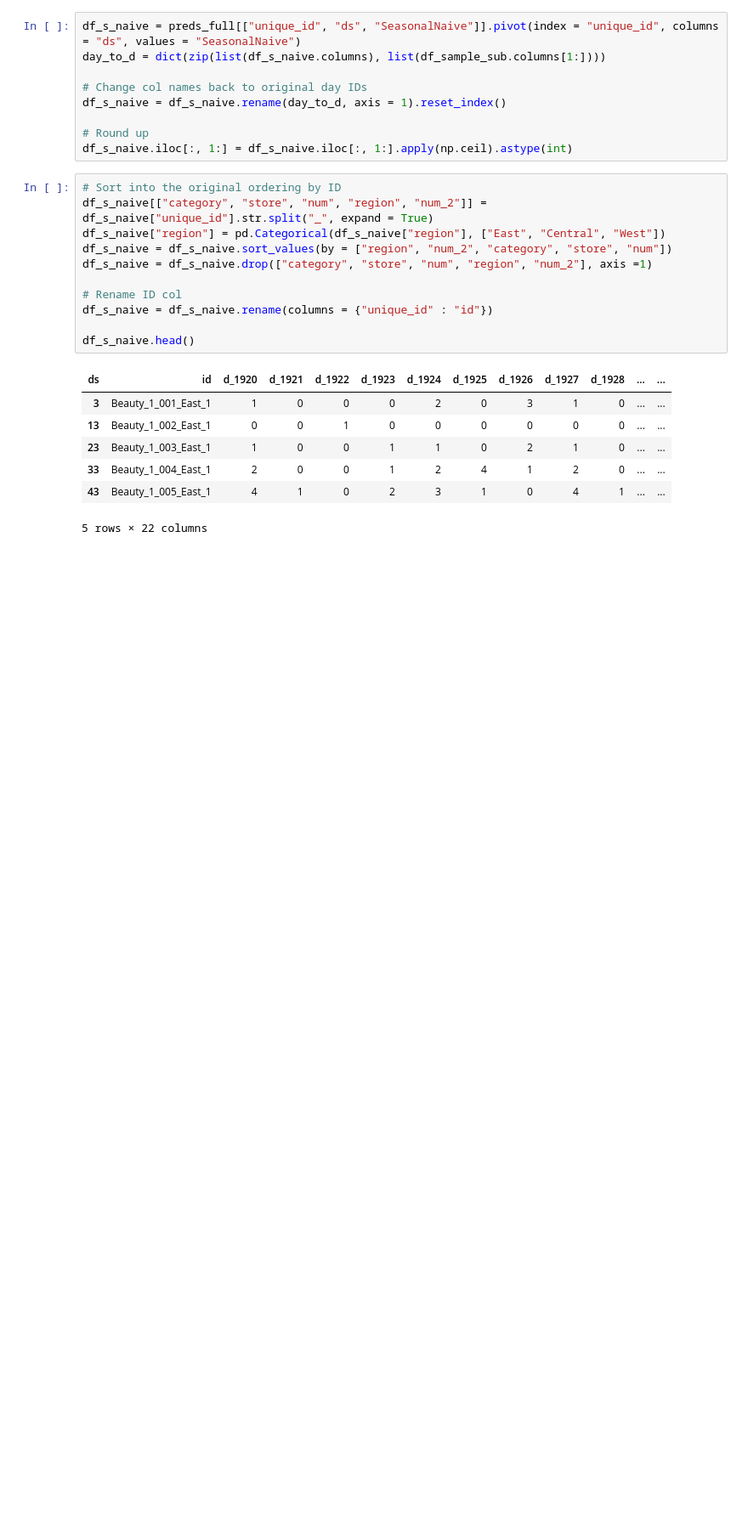
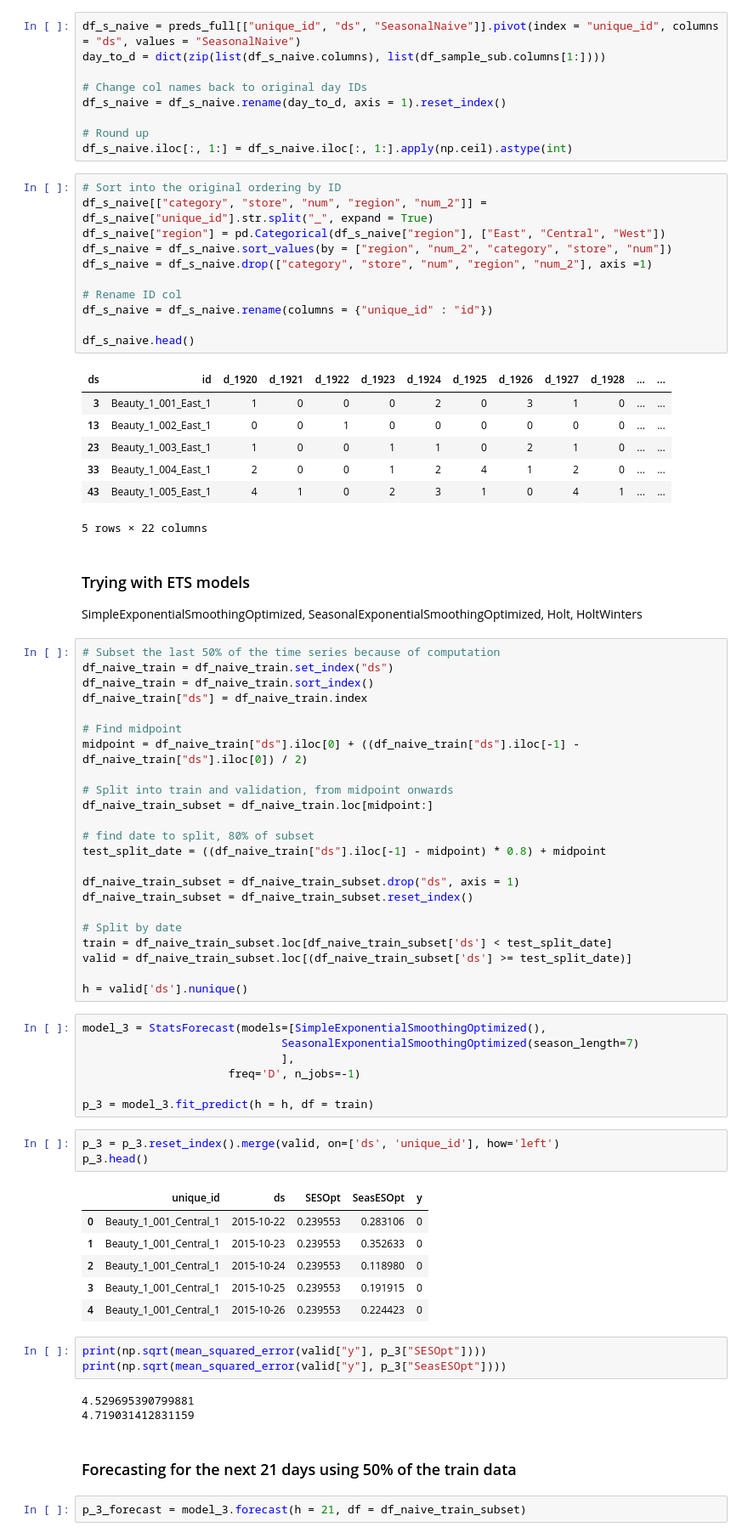
Before and after one commit to TristanKoh/ads-final-project, a Jupyter notebook: code/naive_baseline_models.ipynb, the cells around one changed output. Shown: that part at 85% size. Cells and saved outputs as stored; diff of their text form; blank space fills up the shorter version.

```diff
--- a/code/naive_baseline_models.ipynb
+++ b/code/naive_baseline_models.ipynb
@@ -349,3 +383,57 @@ df_s_naive.head()
 | 33 | Beauty_1_004_East_1 | 2 | 0 | 0 | 1 | 2 | 4 | 1 | 2 | 0 | ... | ... |
 | 43 | Beauty_1_005_East_1 | 4 | 1 | 0 | 2 | 3 | 1 | 0 | 4 | 1 | ... | ... |
 5 rows × 22 columns
+# %% [markdown]
+### Trying with ETS models
+
+SimpleExponentialSmoothingOptimized, SeasonalExponentialSmoothingOptimized, Holt, HoltWinters
+# %%
+# Subset the last 50% of the time series because of computation
+df_naive_train = df_naive_train.set_index("ds")
+df_naive_train = df_naive_train.sort_index()
+df_naive_train["ds"] = df_naive_train.index
+
+# Find midpoint
+midpoint = df_naive_train["ds"].iloc[0] + ((df_naive_train["ds"].iloc[-1] - df_naive_train["ds"].iloc[0]) / 2)
+
+# Split into train and validation, from midpoint onwards
+df_naive_train_subset = df_naive_train.loc[midpoint:]
+
+# find date to split, 80% of subset
+test_split_date = ((df_naive_train["ds"].iloc[-1] - midpoint) * 0.8) + midpoint
+
+df_naive_train_subset = df_naive_train_subset.drop("ds", axis = 1)
+df_naive_train_subset = df_naive_train_subset.reset_index()
+
+# Split by date
+train = df_naive_train_subset.loc[df_naive_train_subset['ds'] < test_split_date]
+valid = df_naive_train_subset.loc[(df_naive_train_subset['ds'] >= test_split_date)]
+
+h = valid['ds'].nunique()
+# %%
+model_3 = StatsForecast(models=[SimpleExponentialSmoothingOptimized(),
+                              SeasonalExponentialSmoothingOptimized(season_length=7)
+                              ],
+                      freq='D', n_jobs=-1)
+
+p_3 = model_3.fit_predict(h = h, df = train)
+# %%
+p_3 = p_3.reset_index().merge(valid, on=['ds', 'unique_id'], how='left')
+p_3.head()
+# %% [output]
+|  | unique_id | ds | SESOpt | SeasESOpt | y |
+| 0 | Beauty_1_001_Central_1 | 2015-10-22 | 0.239553 | 0.283106 | 0 |
+| 1 | Beauty_1_001_Central_1 | 2015-10-23 | 0.239553 | 0.352633 | 0 |
+| 2 | Beauty_1_001_Central_1 | 2015-10-24 | 0.239553 | 0.118980 | 0 |
+| 3 | Beauty_1_001_Central_1 | 2015-10-25 | 0.239553 | 0.191915 | 0 |
+| 4 | Beauty_1_001_Central_1 | 2015-10-26 | 0.239553 | 0.224423 | 0 |
+# %%
+print(np.sqrt(mean_squared_error(valid["y"], p_3["SESOpt"])))
+print(np.sqrt(mean_squared_error(valid["y"], p_3["SeasESOpt"])))
+# %% [output]
+4.529695390799881
+4.719031412831159
+# %% [markdown]
+### Forecasting for the next 21 days using 50% of the train data
+# %%
+p_3_forecast = model_3.forecast(h = 21, df = df_naive_train_subset)
```
Also changed, not shown: parts of 14 cells of this notebook, 2 other files.
